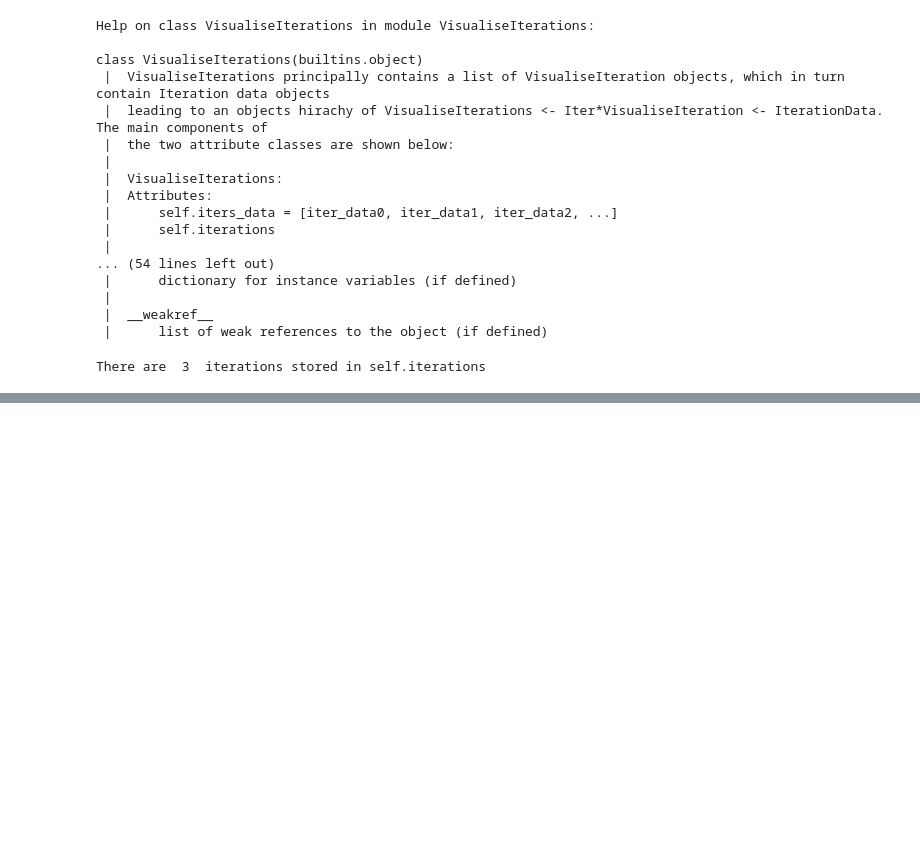
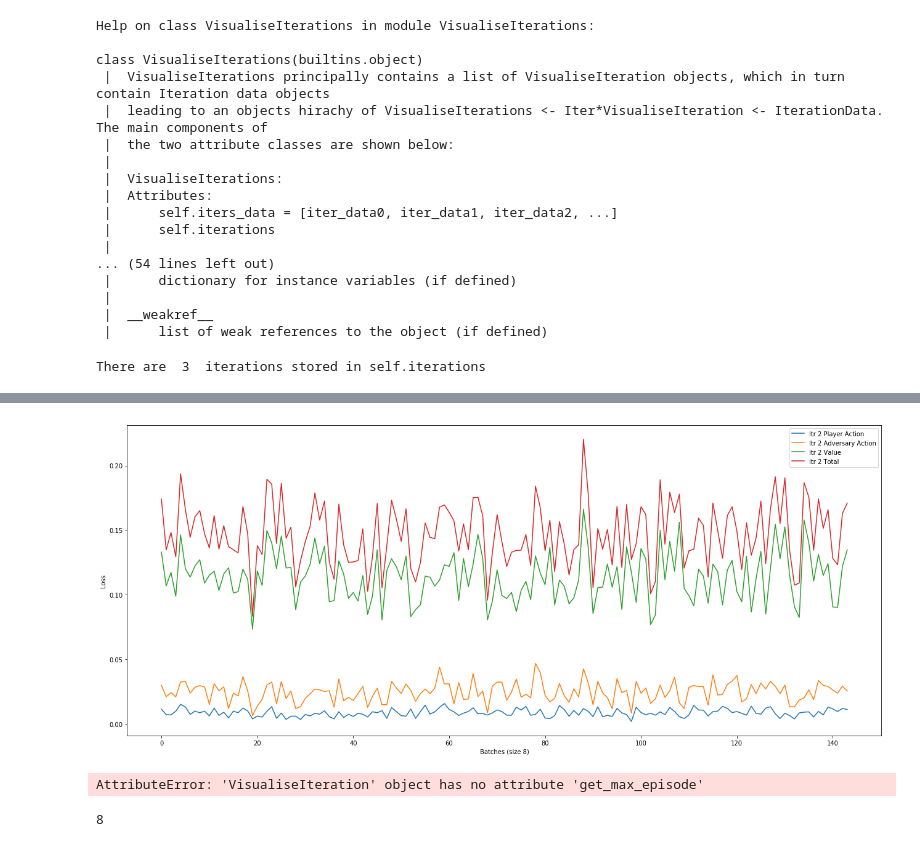
Before and after one commit to alexdarch/Project, a Jupyter notebook: ResultsAndTesting/AdversaryResultsVisualisation.ipynb, the cells around one changed output, grey strips where cells are left out. Cells and saved outputs as stored; diff of their text form; code cells hidden in the pictures; blank space fills up the shorter version.

```diff
--- a/ResultsAndTesting/AdversaryResultsVisualisation.ipynb
+++ b/ResultsAndTesting/AdversaryResultsVisualisation.ipynb
@@ -72 +72,13 @@ interactive(children=(Dropdown(description='data_set', options=('PolicyAction',
 <function ipywidgets.widgets.interaction._InteractFactory.__call__.<locals>.<lambda>(*args, **kwargs)>
+# %%
+v.plot_nnet_lossesvsbatch(iters=[2])
+# %% [output]
+[figure, added]
+# %%
+v.plot_actionsvssteps()
+# %% [output]
+AttributeError: 'VisualiseIteration' object has no attribute 'get_max_episode'
+# %%
+v.iters_data[0].iter_data.get_max_episode()
+# %% [output]
+8
```
Also changed, not shown: parts of 1 cell of this notebook, 5 other files.
